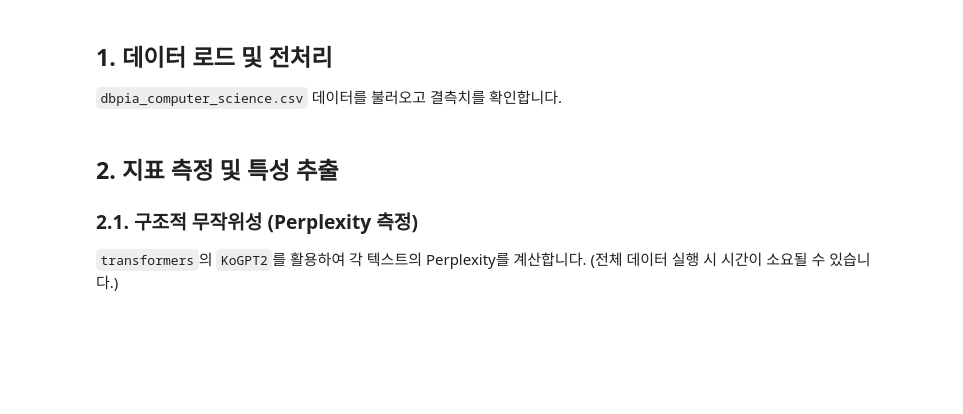
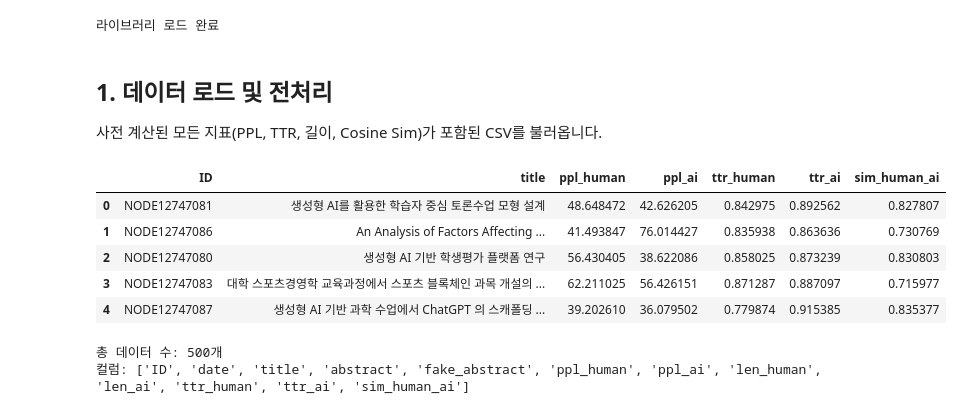
Before and after one commit to nuclyee72/ML_Team_Project_AbstractComp, a Jupyter notebook: data_analysis.ipynb, the cells around one changed output. Cells and saved outputs as stored; diff of their text form; code cells hidden in the pictures; blank space fills up the shorter version.

```diff
--- a/data_analysis.ipynb
+++ b/data_analysis.ipynb
@@ -8,19 +11,20 @@
 # %%
-# 필수 라이브러리 설치 (필요시 주석 해제하여 실행)
-# !pip install pandas numpy matplotlib seaborn scipy transformers torch sentence-transformers konlpy
+# 필수 라이브러리 설치 (필요시 주석 해제)
+# !pip install pandas numpy matplotlib seaborn scipy transformers torch sentence-transformers scikit-learn tqdm
 
 import pandas as pd
 import numpy as np
 import matplotlib.pyplot as plt
 import seaborn as sns
 import scipy.stats as stats
+from sklearn.metrics.pairwise import cosine_similarity
+import warnings
+warnings.filterwarnings('ignore')
 
-# 한글 폰트 설정 (Windows 기준)
+# 한글 폰트 설정 (Windows)
 plt.rcParams['font.family'] = 'Malgun Gothic'
 plt.rcParams['axes.unicode_minus'] = False
 
-import warnings
-warnings.filterwarnings('ignore')
+print("라이브러리 로드 완료")
+# %% [output]
+라이브러리 로드 완료
-# %% [markdown]
-## 1. 데이터 로드 및 전처리
-`dbpia_computer_science.csv` 데이터를 불러오고 결측치를 확인합니다.
@@ -38,4 +31,28 @@ print(f"결측치 제거 후 데이터 개수: {len(df)}")
-# %% [markdown]
-## 2. 지표 측정 및 특성 추출
-### 2.1. 구조적 무작위성 (Perplexity 측정)
-`transformers`의 `KoGPT2`를 활용하여 각 텍스트의 Perplexity를 계산합니다. (전체 데이터 실행 시 시간이 소요될 수 있습니다.)
+# %% [markdown]
+## 1. 데이터 로드 및 전처리
+사전 계산된 모든 지표(PPL, TTR, 길이, Cosine Sim)가 포함된 CSV를 불러옵니다.
+# %%
+# 사전 계산 결과 로드
+df = pd.read_csv('dbpia_with_ppl_sim.csv')
+
+# TTR 컬럼 없으면 계산
+if 'ttr_human' not in df.columns:
+    def calc_ttr(text):
+        if not isinstance(text, str): return np.nan
+        tokens = text.split()
+        return len(set(tokens)) / len(tokens) if tokens else 0
+    df['ttr_human'] = df['abstract'].apply(calc_ttr)
+    df['ttr_ai']    = df['fake_abstract'].apply(calc_ttr)
+
+display(df[['ID','title','ppl_human','ppl_ai','ttr_human','ttr_ai','sim_human_ai']].head())
+print(f"총 데이터 수: {len(df)}개")
+print(f"컬럼: {df.columns.tolist()}")
+# %% [output]
+|  | ID | title | ppl_human | ppl_ai | ttr_human | ttr_ai | sim_human_ai |
+| 0 | NODE12747081 | 생성형 AI를 활용한 학습자 중심 토론수업 모형 설계 | 48.648472 | 42.626205 | 0.842975 | 0.892562 | 0.827807 |
+| 1 | NODE12747086 | An Analysis of Factors Affecting ... | 41.493847 | 76.014427 | 0.835938 | 0.863636 | 0.730769 |
+| 2 | NODE12747080 | 생성형 AI 기반 학생평가 플랫폼 연구 | 56.430405 | 38.622086 | 0.858025 | 0.873239 | 0.830803 |
+| 3 | NODE12747083 | 대학 스포츠경영학 교육과정에서 스포츠 블록체인 과목 개설의 ... | 62.211025 | 56.426151 | 0.871287 | 0.887097 | 0.715977 |
+| 4 | NODE12747087 | 생성형 AI 기반 과학 수업에서 ChatGPT 의 스캐폴딩 ... | 39.202610 | 36.079502 | 0.779874 | 0.915385 | 0.835377 |
+총 데이터 수: 500개
+컬럼: ['ID', 'date', 'title', 'abstract', 'fake_abstract', 'ppl_human', 'ppl_ai', 'len_human', 'len_ai', 'ttr_human', 'ttr_ai', 'sim_human_ai']
```
Also changed, not shown: parts of 17 cells of this notebook, 6 other files.
